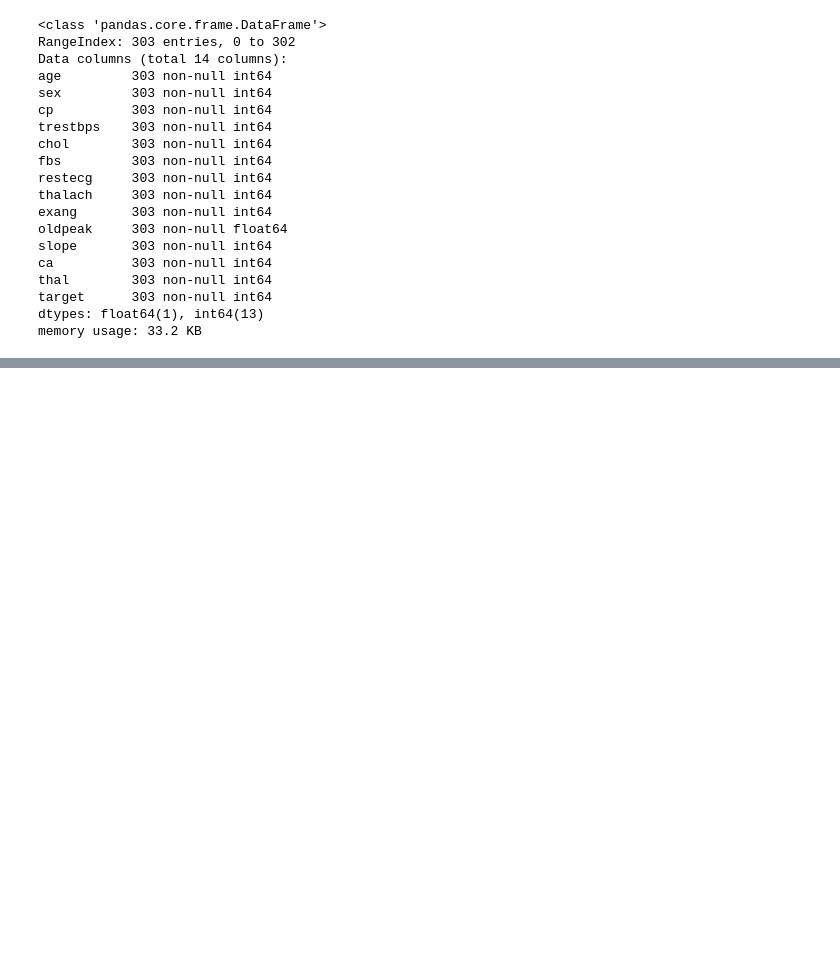
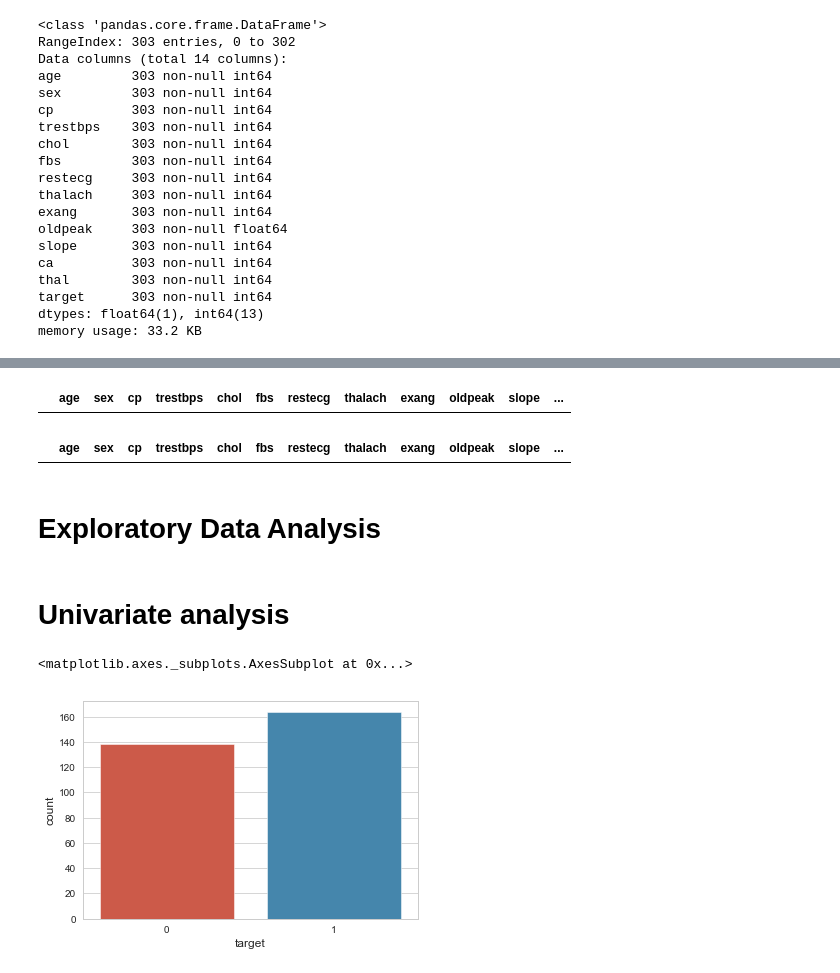
Before and after one commit to deltonmyalil/HeartDiseasePrediction, a Jupyter notebook: HeartDiseasePrediction/HeartDiseasePredictionNotebook.ipynb, the cells around one changed output, grey strips where cells are left out. Saved outputs shown, nothing was run; the diff lists cells and outputs as text; code cells hidden in the pictures; blank space fills up the shorter version.

```diff
--- a/HeartDiseasePrediction/HeartDiseasePredictionNotebook.ipynb
+++ b/HeartDiseasePrediction/HeartDiseasePredictionNotebook.ipynb
@@ -41,0 +132,31 @@ memory usage: 33.2 KB
+# %%
+# Checking for duplicate values
+data[data.duplicated() == True]
+# patient no 164 is duplicate
+# Removing the duplicate record
+# %% [output]
+|  | age | sex | cp | trestbps | chol | fbs | restecg | thalach | exang | oldpeak | slope | ... |
+# %%
+data.drop_duplicates(inplace=True)
+# Now checking
+data[data.duplicated() == True]
+# Now it returned none
+# %% [output]
+|  | age | sex | cp | trestbps | chol | fbs | restecg | thalach | exang | oldpeak | slope | ... |
+# %% [markdown]
+# Exploratory Data Analysis
+# %% [markdown]
+# Univariate analysis
+# %%
+import seaborn as sns
+import matplotlib.pyplot as plt
+# Target variable
+# sns.countplot(data['target']) # This will also give the same graph,
+plt.style.use('ggplot')
+sns.set_style('whitegrid')
+# %%
+# Target Variable
+sns.countplot(x=data['target']) # but value_counts() will just count the value first - easy on memory
+# %% [output]
+<matplotlib.axes._subplots.AxesSubplot at 0x...>
+[figure, added]
```
Also changed, not shown: parts of 57 cells of this notebook, 1 other file.
